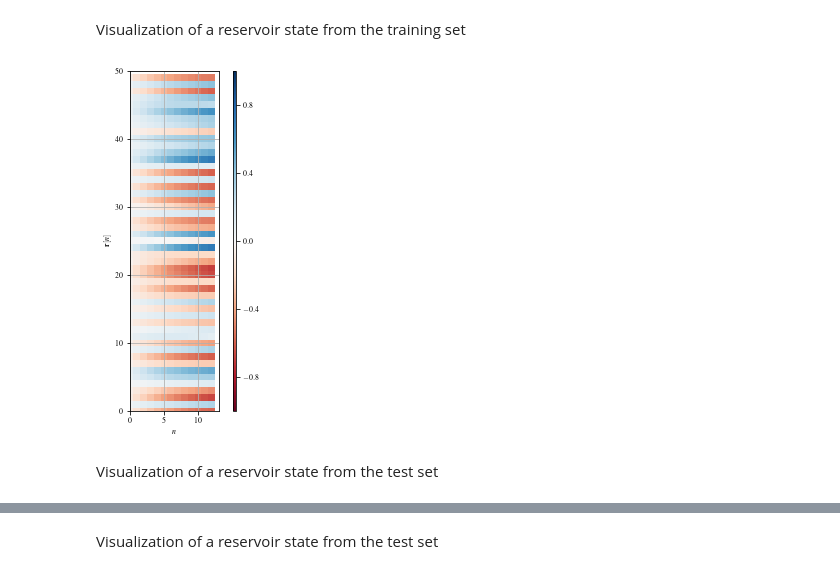
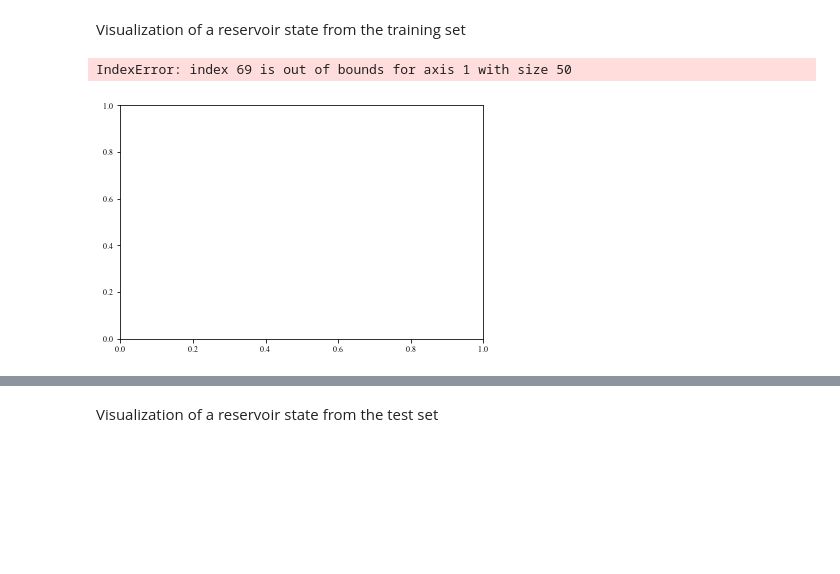
Before and after one commit to PlasmaControl/PyRCN, a Jupyter notebook: examples/spoken_digit_recognition.ipynb, the cells around one changed output, grey strips where cells are left out. Drawn from its saved outputs; the diff is of its cells as text; code cells hidden in the pictures; blank space fills up the shorter version.

```diff
--- a/examples/spoken_digit_recognition.ipynb
+++ b/examples/spoken_digit_recognition.ipynb
@@ -108,7 +113,7 @@ done!
 # %% [markdown]
 ## Normalize all features using the StandardScaler from scikit-learn."
 # %%
-scaler = StandardScaler().fit(X=np.vstack(X_train))
+scaler = StandardScaler().fit(X=np.vstack(X_train + X_test))
 X_train_scaled = np.empty(shape=(len(X_train),), dtype=object)
 X_test_scaled = np.empty(shape=(len(X_test),), dtype=object)
 y_train = np.array(y_train, dtype=object)
@@ -302,0 +348,5 @@ fig.set_size_inches(width, height)
+# %%
+kmeans = MiniBatchKMeans(n_clusters=400, n_init=200, reassignment_ratio=0, max_no_improvement=50, init='k-means++', verbose=2, random_state=0)
+kmeans.fit(X=np.concatenate(np.concatenate((X_train_scaled, X_test_scaled))))
+w_in = np.divide(kmeans.cluster_centers_, np.linalg.norm(kmeans.cluster_centers_, axis=1)[:, None])
+w_in = np.pad(w_in, ((0, 1600 - 400), (0, 0)), mode='constant', constant_values=0)
@@ -302,0 +547,27 @@ fig.set_size_inches(width, height)
+# %%
+print(sequential_search.all_best_params_)
+print(sequential_search.all_best_score_)
+
+constant_params = sequential_search.best_estimator_.get_params()
+constant_params.pop('hidden_layer_size')
+constant_params.pop('random_state')
+constant_params.pop('predefined_input_weights')
+param_grid = {'hidden_layer_size': [50, 100, 200, 400, 800, 1600, 3200, 6400],
+              'random_state': range(1, 11)}
+
+for params in ParameterGrid(param_grid):
+    if params['hidden_layer_size'] > 400:
+        kmeans = MiniBatchKMeans(n_clusters=400, n_init=200, reassignment_ratio=0, max_no_improvement=50, init='k-means++', verbose=0, random_state=params['random_state'])
+        kmeans.fit(X=np.concatenate(np.concatenate((X_train_scaled, X_test_scaled))))
+        w_in = np.divide(kmeans.cluster_centers_, np.linalg.norm(kmeans.cluster_centers_, axis=1)[:, None])
+        w_in = np.pad(w_in, ((0, params['hidden_layer_size'] - 400), (0, 0)), mode='constant', constant_values=0)
+    else:
+        kmeans = MiniBatchKMeans(n_clusters=params['hidden_layer_size'], n_init=200, reassignment_ratio=0, max_no_improvement=50, init='k-means++', verbose=0, random_state=params['random_state'])
+        kmeans.fit(X=np.concatenate(np.concatenate((X_train_scaled, X_test_scaled))))
+        w_in = np.divide(kmeans.cluster_centers_, np.linalg.norm(kmeans.cluster_centers_, axis=1)[:, None])
+    km_esn = clone(sequential_search.best_estimator_)
+    km_esn.input_to_node = PredefinedWeightsInputToNode(predefined_input_weights=w_in.T)
+    km_esn.set_params(**constant_params, **params)
+    km_esn.fit(X=X_train_scaled, y=y_train, n_jobs=8)
+    score = accuracy_score(y_test, km_esn.predict(X_test_scaled))
+    print("KM-ESN with params {0} achieved score of {1}".format(params, score))
@@ -303,31 +589,28 @@ fig.set_size_inches(width, height)
 # %% [markdown]
 Visualization of a reservoir state from the training set
 # %%
-_ = esn.predict(X=X_train_scaled[361])
+_ = km_esn.predict(X=X_train_scaled[361])
 fig = plt.figure()
 fig.subplots_adjust(left=.15, bottom=.16, right=.99, top=.97)
 ax = plt.gca()
 rng = np.random.default_rng(12345)
 idx = rng.choice(100, 50)
-im = plt.imshow(esn.hidden_layer_state[:, idx].T,vmin=-1, vmax=1)
-plt.xlim([0, esn.hidden_layer_state.shape[0]])
+im = plt.imshow(km_esn.hidden_layer_state[:, idx].T,vmin=-1, vmax=1)
+plt.xlim([0, km_esn.hidden_layer_state.shape[0]])
 plt.ylim([0, 50])
 plt.xlabel(r'$n$')
 plt.ylabel(r'$\mathbf{r}[n]$')
 plt.grid()
 # create an axes on the right side of ax. The width of cax will be 5%
 # of ax and the padding between cax and ax will be fixed at 0.05 inch.
 divider = make_axes_locatable(ax)
 cax = divider.append_axes("right", size="3%", pad=0.2)
 tick_locator = ticker.MaxNLocator(nbins=5)
 cb = plt.colorbar(im, cax=cax)
 cb.locator = tick_locator
 cb.update_ticks()
 fig.set_size_inches(0.5*width, height)
 # plt.savefig('input_scaling_rand_train.pdf', bbox_inches = 'tight', pad_inches = 0)
-
-# print(f_name_train[361])
 # %% [output]
+IndexError: index 69 is out of bounds for axis 1 with size 50
-[figure, old version]
+[figure, new version]
-# %% [markdown]
-Visualization of a reservoir state from the test set
```
Also changed, not shown: parts of 49 cells of this notebook, 18 other files.
